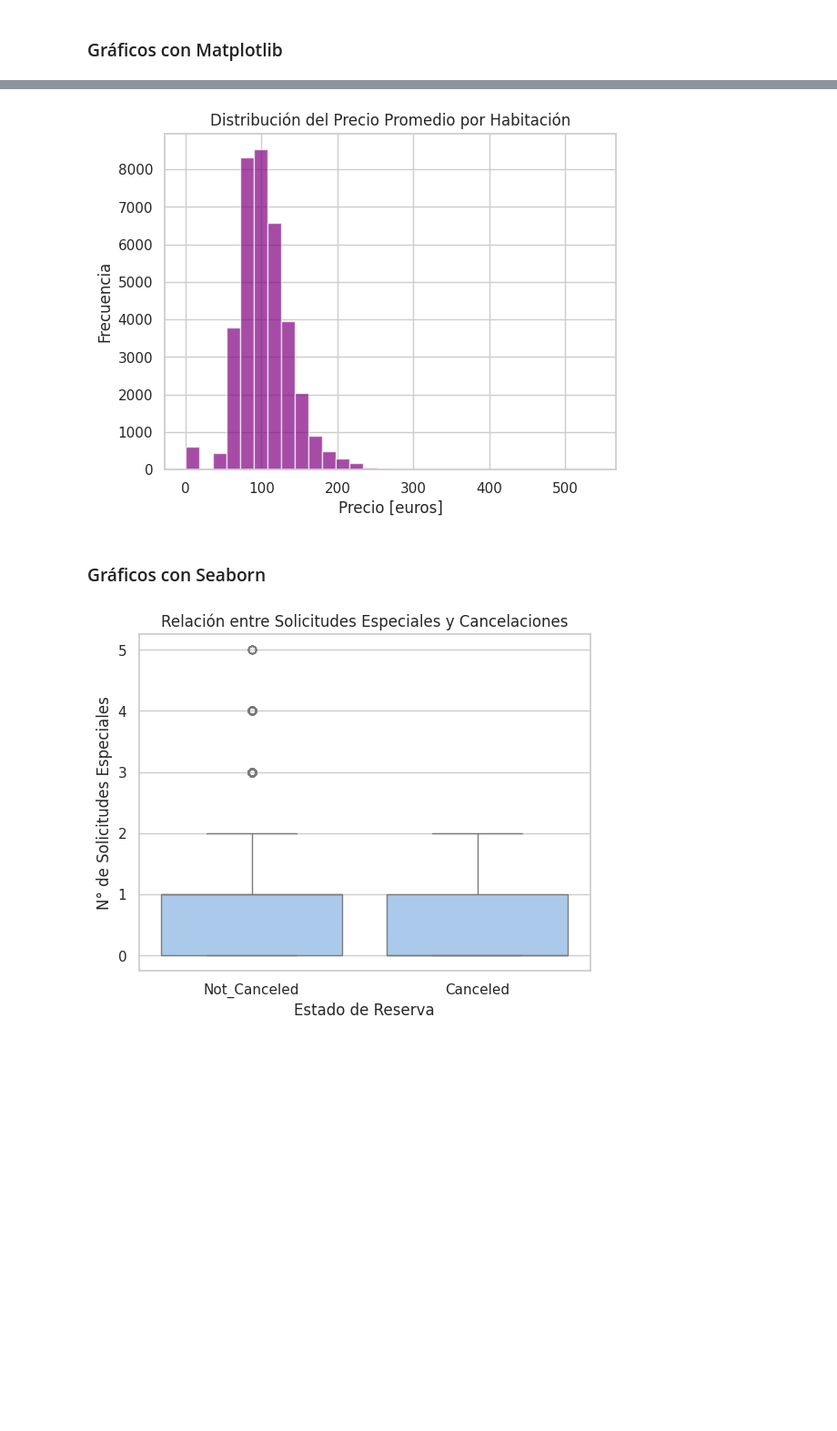
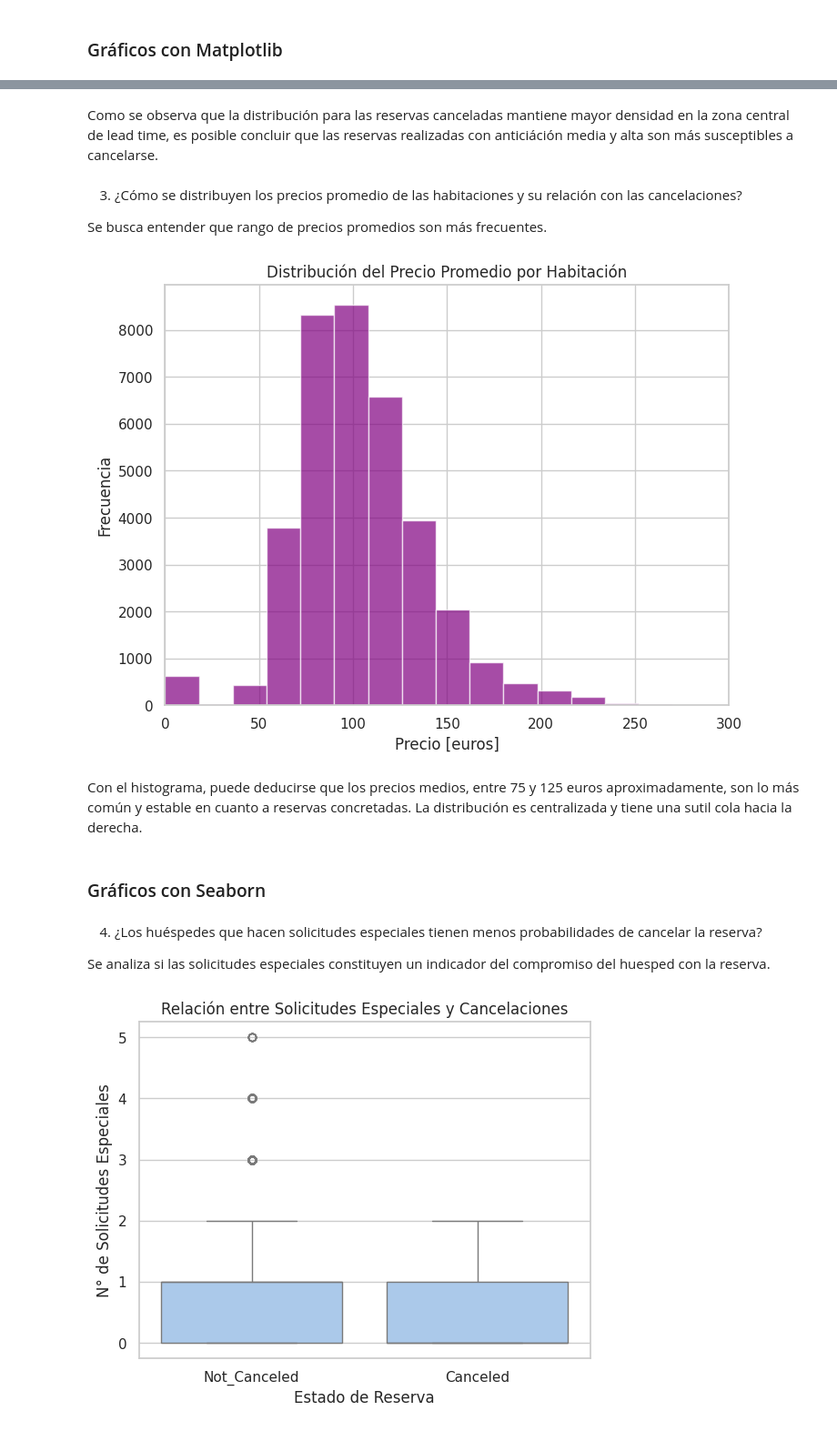
Before and after one commit to AlanSede24/DS1-project, a Jupyter notebook: ProyectoDS_Parte1_SedeAlan.ipynb, the cells around one changed output, grey strips where cells are left out. Shown at 91% size. Drawn from its saved outputs; the diff is of its cells as text; code cells hidden in the pictures; blank space fills up the shorter version.

```diff
--- a/ProyectoDS_Parte1_SedeAlan.ipynb
+++ b/ProyectoDS_Parte1_SedeAlan.ipynb
@@ -90,14 +119,28 @@ plt.show()
+# %% [markdown]
+Como se observa que la distribución para las reservas canceladas mantiene mayor densidad en la zona central de lead time, es posible concluir que las reservas realizadas con anticiáción media y alta son más susceptibles a cancelarse.
+# %% [markdown]
+3. ¿Cómo se distribuyen los precios promedio de las habitaciones y su relación con las cancelaciones?
+
+Se busca entender que rango de precios promedios son más frecuentes.
 # %%
 # Histograma para la distribución del precio promedio por habitación
+plt.figure(figsize=(8,6))
 plt.hist(df['avg_price_per_room'], bins=30, color='purple', alpha=0.7)
 plt.title('Distribución del Precio Promedio por Habitación')
 plt.xlabel('Precio [euros]')
+plt.xlim(0, 300)  # Mejora el tamaño del área graficable
 plt.ylabel('Frecuencia')
 plt.show()
 # %% [output]
-[figure, old version]
+[figure, new version]
+# %% [markdown]
+Con el histograma, puede deducirse que los precios medios, entre 75 y 125 euros aproximadamente, son lo más común y estable en cuanto a reservas concretadas. La distribución es centralizada y tiene una sutil cola hacia la derecha.
 # %% [markdown]
 ### Gráficos con Seaborn
+# %% [markdown]
+4. ¿Los huéspedes que hacen solicitudes especiales tienen menos probabilidades de cancelar la reserva?
+
+Se analiza si las solicitudes especiales constituyen un indicador del compromiso del huesped con la reserva.
 # %%
 # Boxplot para analizar la relación entre el número de solicitudes especiales y las cancelaciones
 sns.boxplot(x='booking_status', y='no_of_special_requests', data=df)
```
Also changed, not shown: parts of 13 cells of this notebook.
